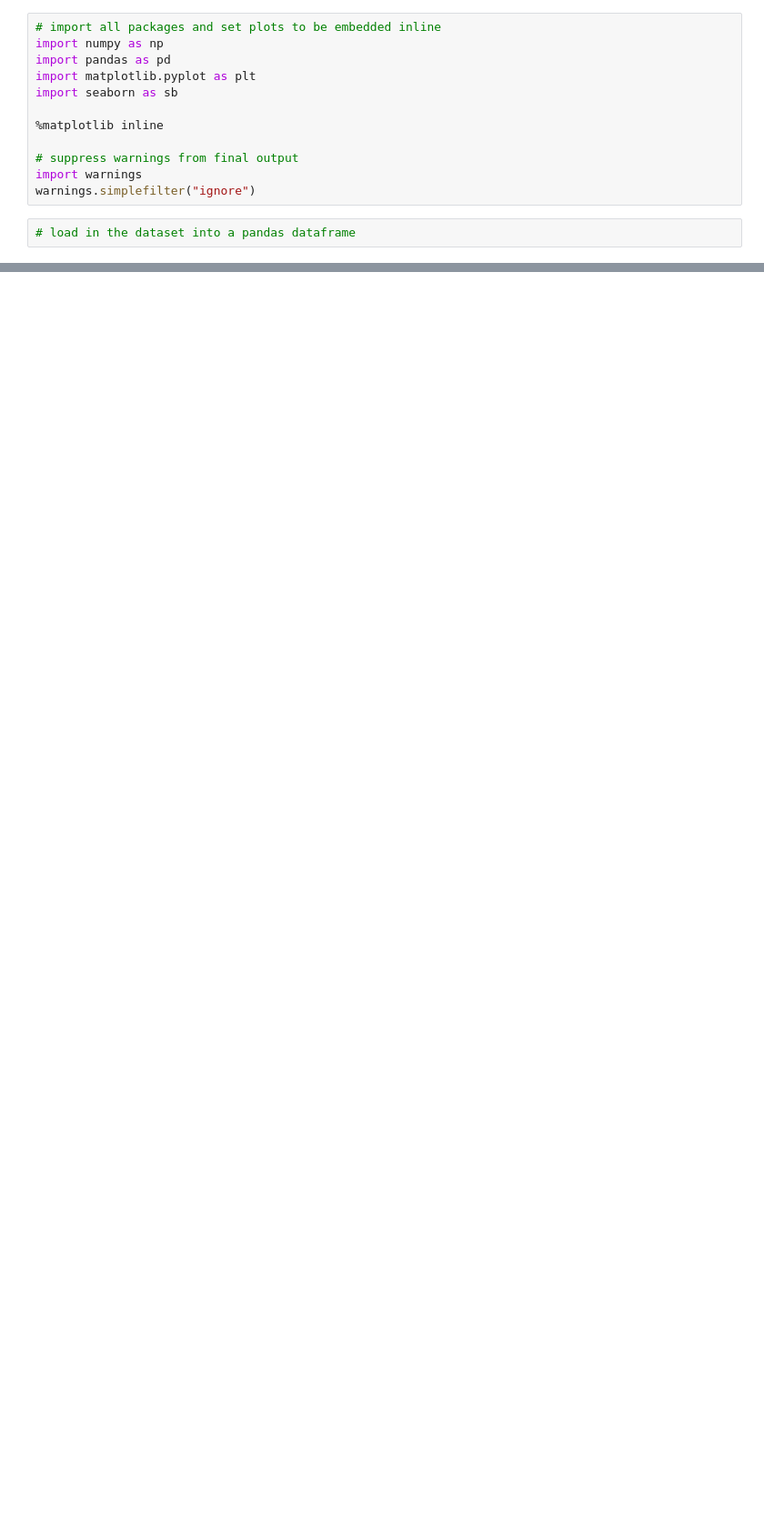
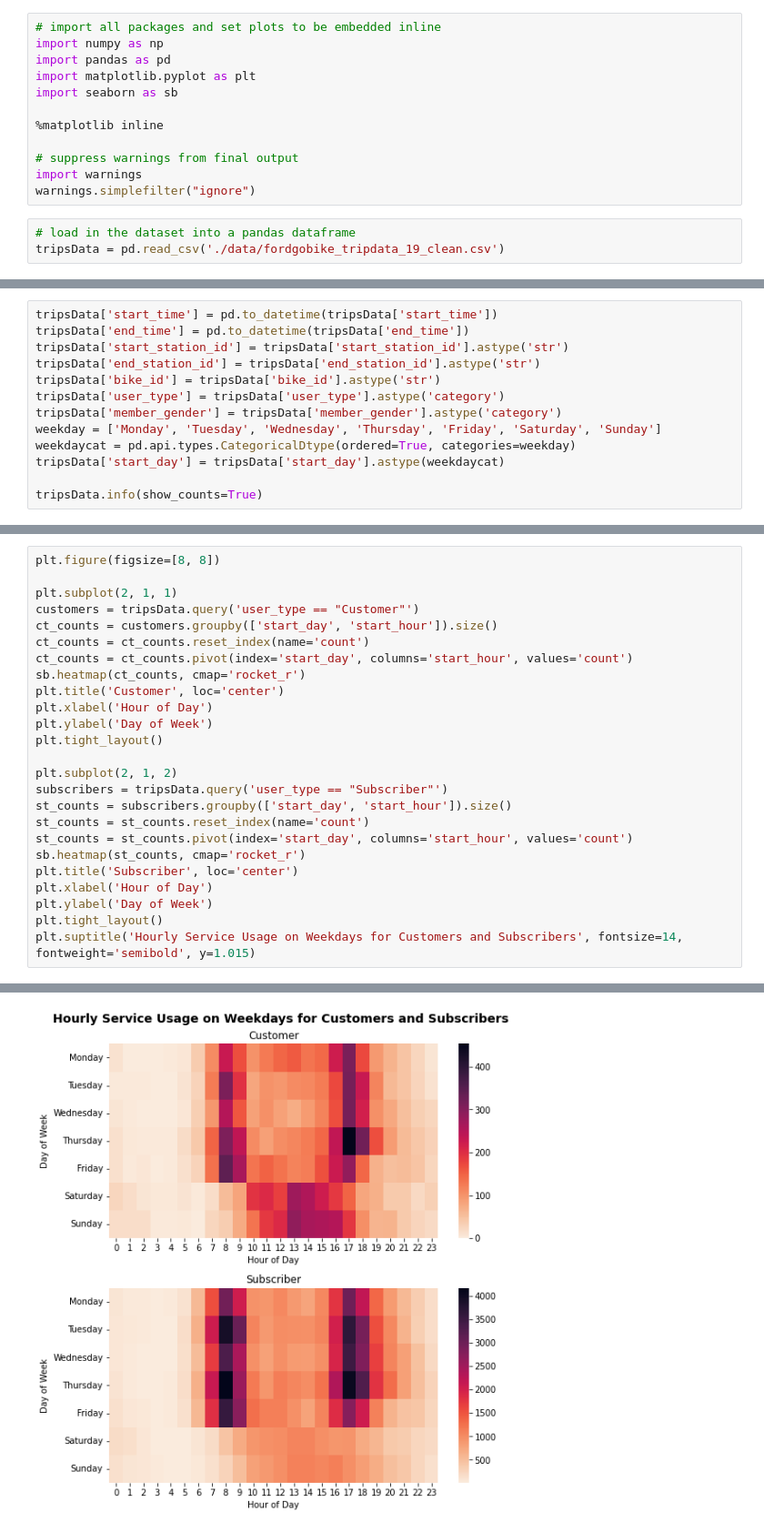
Before and after one commit to PeterBaraka/BayArea-Bike-Share-Analysis, a Jupyter notebook: Part_II_slide_deck_template.ipynb, the cells around one changed output, grey strips where cells are left out. Shown: that part at 91% size. Drawn from its saved outputs; the diff is of its cells as text; blank space fills up the shorter version.

```diff
--- a/Part_II_slide_deck_template.ipynb
+++ b/Part_II_slide_deck_template.ipynb
@@ -31,3 +20,4 @@ import warnings
 warnings.simplefilter("ignore")
 # %%
 # load in the dataset into a pandas dataframe
+tripsData = pd.read_csv('./data/fordgobike_tripdata_19_clean.csv')
@@ -63,0 +24,13 @@ but feel free to add more if you'd like!
+# %%
+tripsData['start_time'] = pd.to_datetime(tripsData['start_time'])
+tripsData['end_time'] = pd.to_datetime(tripsData['end_time'])
+tripsData['start_station_id'] = tripsData['start_station_id'].astype('str')
+tripsData['end_station_id'] = tripsData['end_station_id'].astype('str')
+tripsData['bike_id'] = tripsData['bike_id'].astype('str')
+tripsData['user_type'] = tripsData['user_type'].astype('category')
+tripsData['member_gender'] = tripsData['member_gender'].astype('category')
+weekday = ['Monday', 'Tuesday', 'Wednesday', 'Thursday', 'Friday', 'Saturday', 'Sunday']
+weekdaycat = pd.api.types.CategoricalDtype(ordered=True, categories=weekday)
+tripsData['start_day'] = tripsData['start_day'].astype(weekdaycat)
+
+tripsData.info(show_counts=True)
@@ -63,0 +59,26 @@ but feel free to add more if you'd like!
+# %%
+plt.figure(figsize=[8, 8])
+
+plt.subplot(2, 1, 1)
+customers = tripsData.query('user_type == "Customer"')
+ct_counts = customers.groupby(['start_day', 'start_hour']).size()
+ct_counts = ct_counts.reset_index(name='count')
+ct_counts = ct_counts.pivot(index='start_day', columns='start_hour', values='count')
+sb.heatmap(ct_counts, cmap='rocket_r')
+plt.title('Customer', loc='center')
+plt.xlabel('Hour of Day')
+plt.ylabel('Day of Week')
+plt.tight_layout()
+
+plt.subplot(2, 1, 2)
+subscribers = tripsData.query('user_type == "Subscriber"')
+st_counts = subscribers.groupby(['start_day', 'start_hour']).size()
+st_counts = st_counts.reset_index(name='count')
+st_counts = st_counts.pivot(index='start_day', columns='start_hour', values='count')
+sb.heatmap(st_counts, cmap='rocket_r')
+plt.title('Subscriber', loc='center')
+plt.xlabel('Hour of Day')
+plt.ylabel('Day of Week')
+plt.tight_layout()
+plt.suptitle('Hourly Service Usage on Weekdays for Customers and Subscribers', fontsize=14, fontweight='semibold', y=1.015)
+# %% [output]
@@ -63,0 +86 @@ but feel free to add more if you'd like!
+[figure, added]
```
Also changed, not shown: parts of 18 cells of this notebook, 5 other files.
